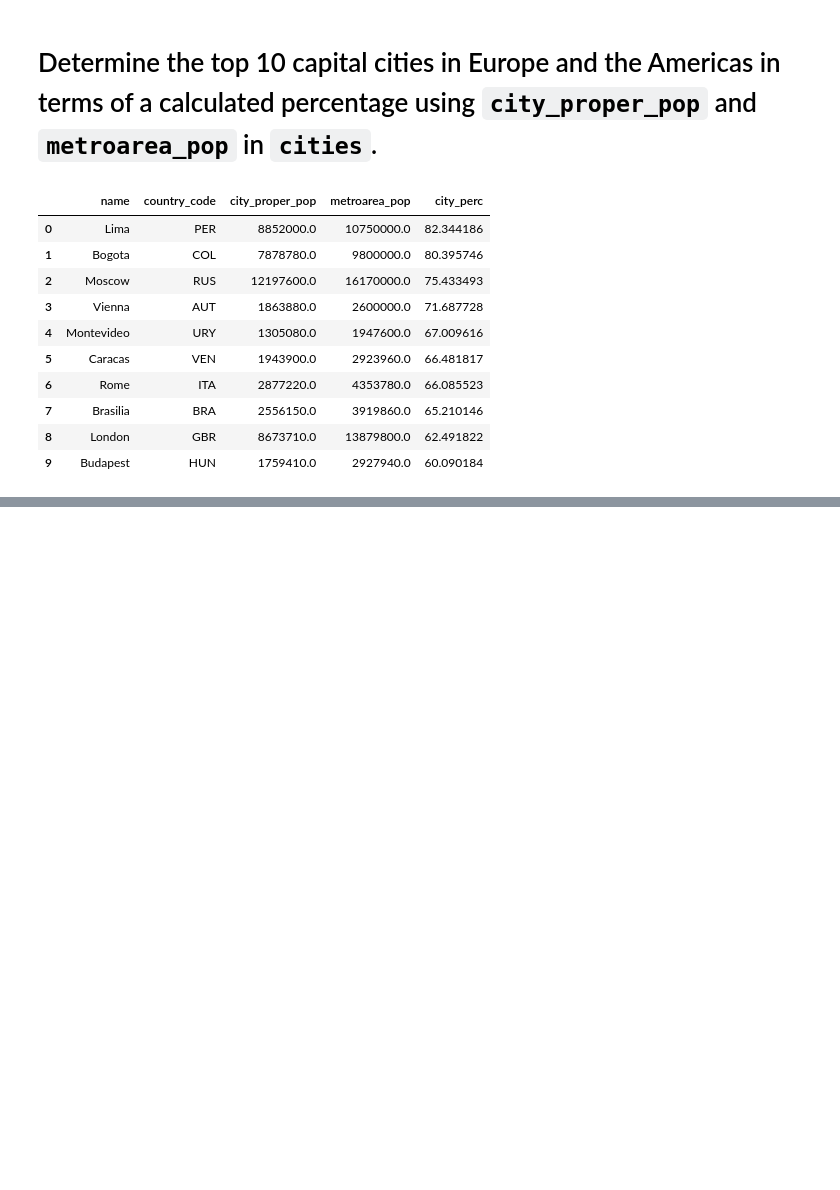
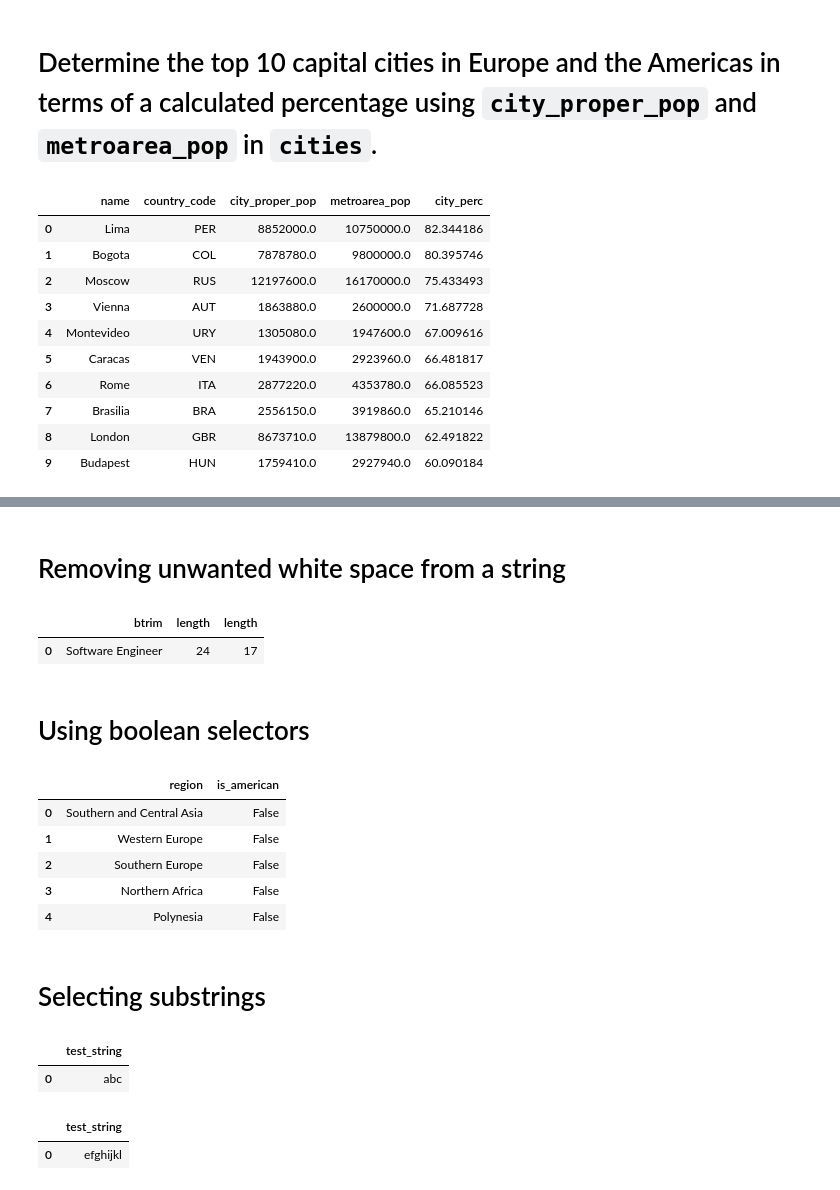
Before and after one commit to cschellenberger/Data-Science-Learning, a Jupyter notebook: SQL for Data Science.ipynb, the cells around one changed output, grey strips where cells are left out. Saved outputs shown, nothing was run; the diff lists cells and outputs as text; code cells hidden in the pictures; blank space fills up the shorter version.

```diff
--- a/SQL for Data Science.ipynb
+++ b/SQL for Data Science.ipynb
@@ -1078,0 +1099,55 @@ c3
+# %% [markdown]
+# Removing unwanted white space from a string
+# %%
+q2 = """
+SELECT
+    trim('     Software Engineer  '),
+    length('     Software Engineer  '),
+    length(trim('     Software Engineer  '))"""
+
+df2 = pd.read_sql_query(q2, engine)
+df2.head()
+# %% [output]
+|  | btrim | length | length |
+| 0 | Software Engineer | 24 | 17 |
+# %% [markdown]
+# Using boolean selectors
+# %%
+q3 = """
+SELECT
+    region, (region LIKE '%%America%%') AS is_american
+FROM
+    countries
+"""
+
+df3 = pd.read_sql_query(q3, engine)
+df3.head()
+# %% [output]
+|  | region | is_american |
+| 0 | Southern and Central Asia | False |
+| 1 | Western Europe | False |
+| 2 | Southern Europe | False |
+| 3 | Northern Africa | False |
+| 4 | Polynesia | False |
+# %% [markdown]
+# Selecting substrings
+# %%
+q4 = """
+SELECT
+    SUBSTRING('abcdefghijkl' FROM 1 FOR 3) test_string"""
+
+df4 = pd.read_sql_query(q4, engine)
+df4.head()
+# %% [output]
+|  | test_string |
+| 0 | abc |
+# %%
+q4 = """
+SELECT
+    SUBSTRING('abcdefghijkl' FROM 5) test_string"""
+
+df4 = pd.read_sql_query(q4, engine)
+df4.head()
+# %% [output]
+|  | test_string |
+| 0 | efghijkl |
```
Also changed, not shown: parts of 18 cells of this notebook.
